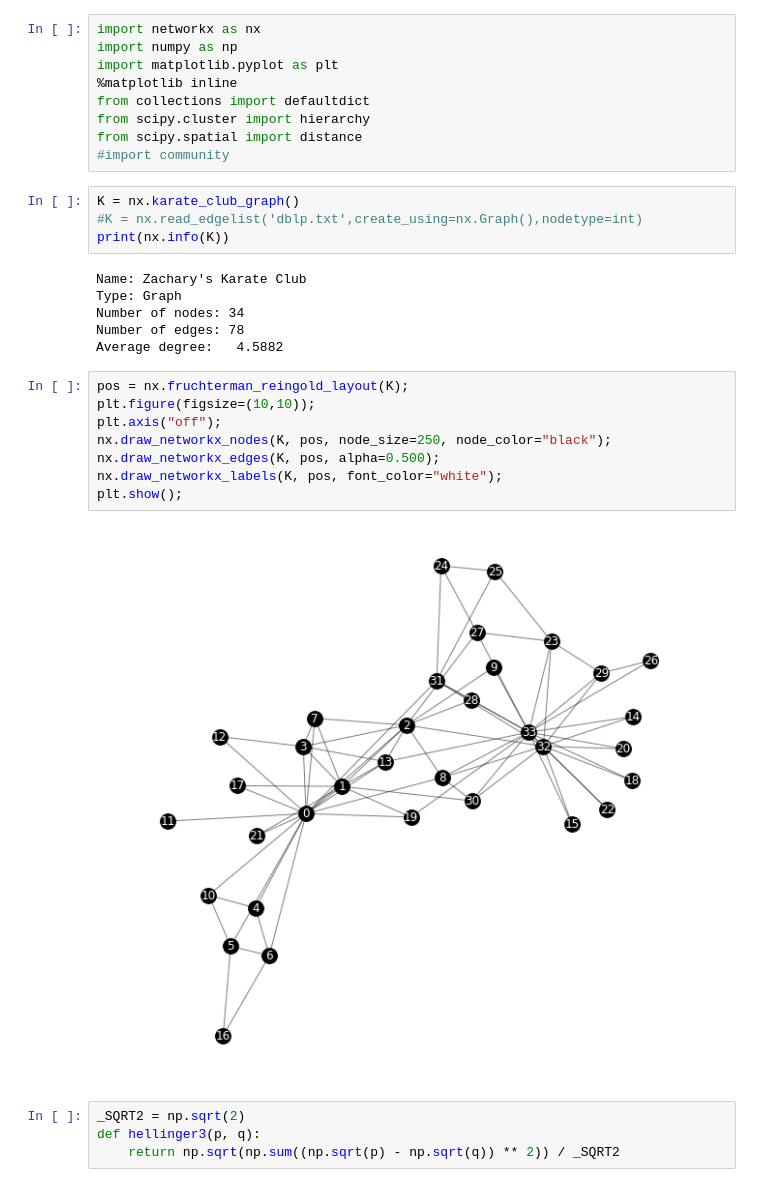
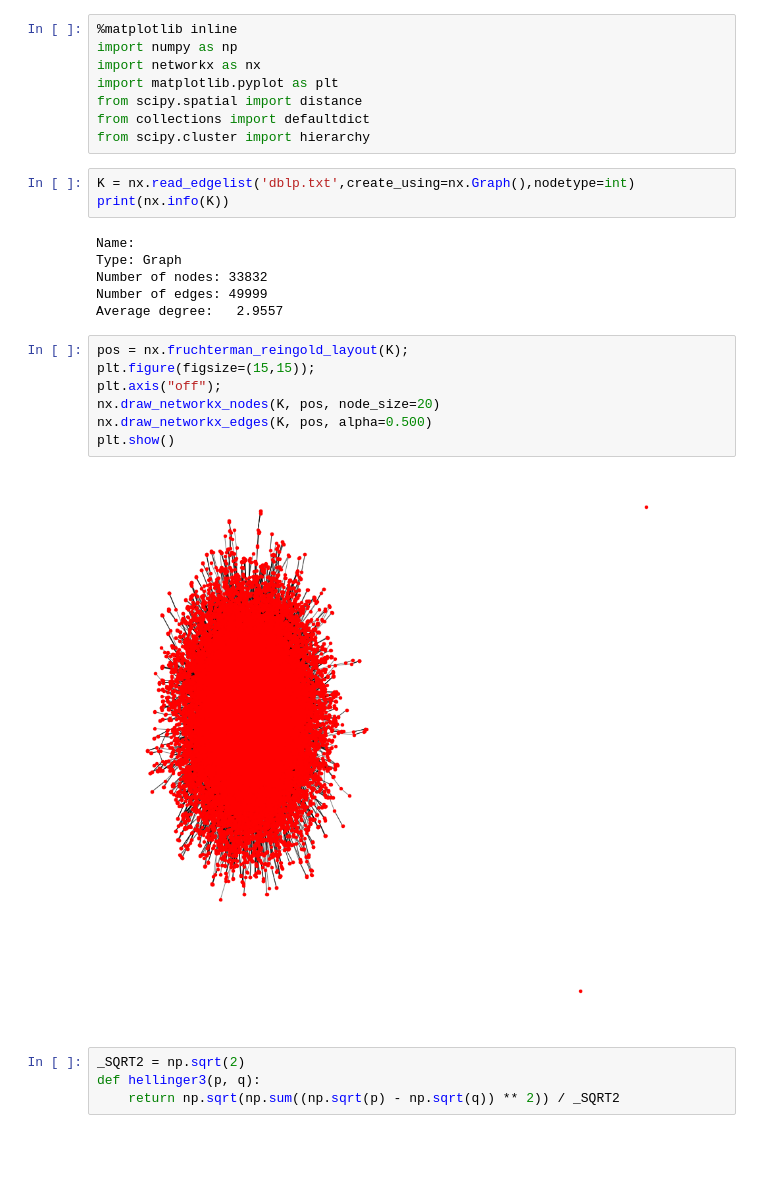
Before and after one commit to mrizwank97/PartTime, a Jupyter notebook: community_detectioin/community_detection-hellinger.ipynb, the cells around one changed output. Cells and saved outputs as stored; diff of their text form; blank space fills up the shorter version.

```diff
--- a/community_detectioin/community_detection-hellinger.ipynb
+++ b/community_detectioin/community_detection-hellinger.ipynb
@@ -1,32 +1,29 @@
 # %%
+%matplotlib inline
+import numpy as np
 import networkx as nx
-import numpy as np
 import matplotlib.pyplot as plt
-%matplotlib inline
+from scipy.spatial import distance
 from collections import defaultdict
 from scipy.cluster import hierarchy
-from scipy.spatial import distance
-#import community
 # %%
-K = nx.karate_club_graph()
-#K = nx.read_edgelist('dblp.txt',create_using=nx.Graph(),nodetype=int)
+K = nx.read_edgelist('dblp.txt',create_using=nx.Graph(),nodetype=int)
 print(nx.info(K))
 # %% [output]
-Name: Zachary's Karate Club
+Name:
 Type: Graph
-Number of nodes: 34
-Number of edges: 78
-Average degree:   4.5882
+Number of nodes: 33832
+Number of edges: 49999
+Average degree:   2.9557
 # %%
 pos = nx.fruchterman_reingold_layout(K);
-plt.figure(figsize=(10,10));
+plt.figure(figsize=(15,15));
 plt.axis("off");
-nx.draw_networkx_nodes(K, pos, node_size=250, node_color="black");
-nx.draw_networkx_edges(K, pos, alpha=0.500);
-nx.draw_networkx_labels(K, pos, font_color="white");
-plt.show();
+nx.draw_networkx_nodes(K, pos, node_size=20)
+nx.draw_networkx_edges(K, pos, alpha=0.500)
+plt.show()
 # %% [output]
-[figure, old version]
+[figure, new version]
 # %%
 _SQRT2 = np.sqrt(2)
 def hellinger3(p, q):
```
Also changed, not shown: parts of 23 cells of this notebook, 40 other files.
